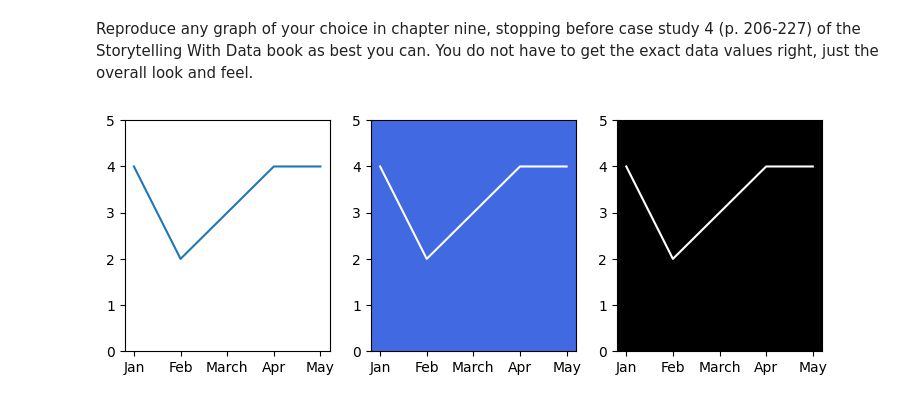
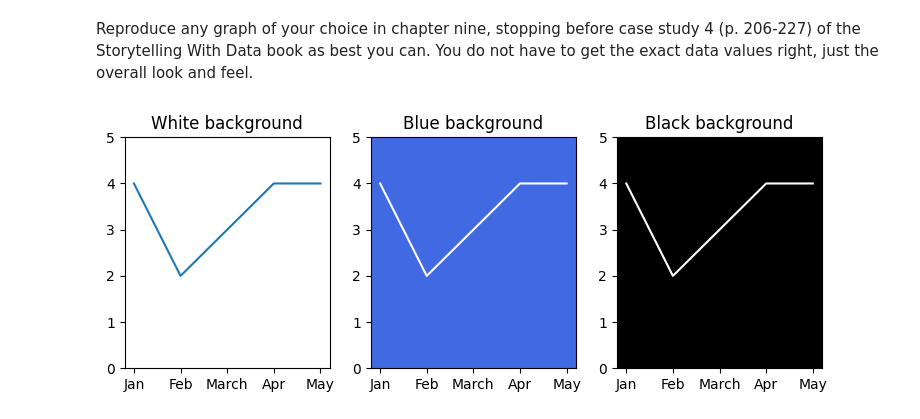
Before and after one commit to calebhadley1/Module-B-semester-2, a Jupyter notebook: OMDS-ModB2-Week13-Hadley-Caleb.ipynb, the cells around one changed output. Drawn from its saved outputs; the diff is of its cells as text; code cells hidden in the pictures.

```diff
--- a/OMDS-ModB2-Week13-Hadley-Caleb.ipynb
+++ b/OMDS-ModB2-Week13-Hadley-Caleb.ipynb
@@ -311,24 +311,27 @@ Reproduce any graph of your choice in chapter nine, stopping before case study 4
 # %%
 # Figure 9.1 page 208
 plt.subplots(1, 3, figsize=(9, 3))
 
 plt.subplot(1, 3, 1)
 plt.plot([1,2,3,4,5], [4,2,3,4,4])
 plt.ylim(0,5)
 plt.xticks([1, 2, 3, 4, 5], ['Jan', 'Feb', 'March', 'Apr', 'May'])
+plt.title("White background")
 
 ax = plt.subplot(1, 3, 2)
 plt.plot([1,2,3,4,5], [4,2,3,4,4], color='white')
 plt.ylim(0,5)
 ax.set_facecolor('royalblue')  # Changes the inner plot area
 plt.xticks([1, 2, 3, 4, 5], ['Jan', 'Feb', 'March', 'Apr', 'May'])
-
+plt.title("Blue background")
 
 ax = plt.subplot(1, 3, 3)
 plt.plot([1,2,3,4,5], [4,2,3,4,4], color='white')
 plt.ylim(0,5)
 ax.set_facecolor('black')  # Changes the inner plot area
 plt.xticks([1, 2, 3, 4, 5], ['Jan', 'Feb', 'March', 'Apr', 'May'])
+plt.title("Black background")
+
 None
 # %% [output]
-[figure, old version]
+[figure, new version]
```
Also changed, not shown: parts of 9 cells of this notebook.
